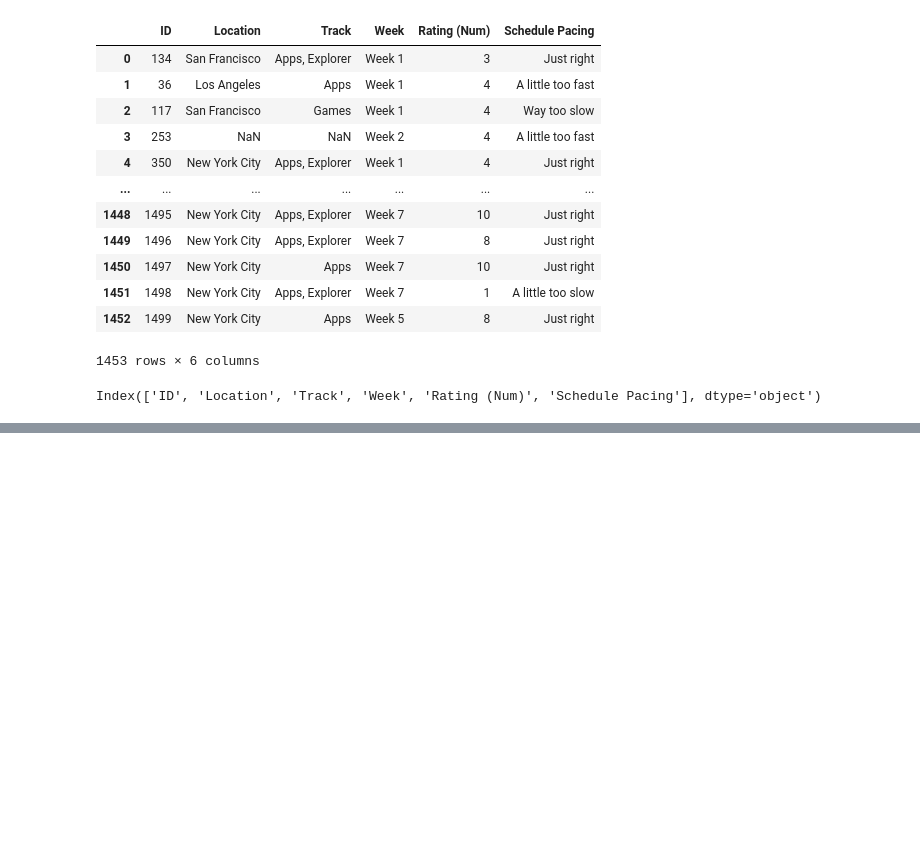
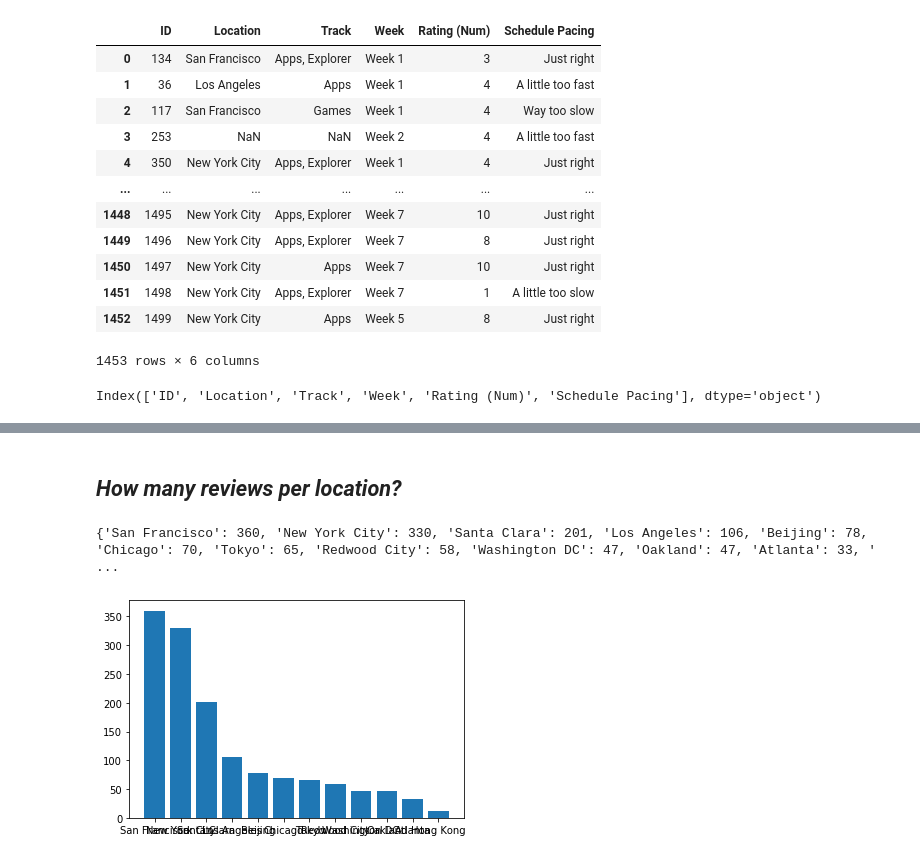
Before and after one commit to RobotGyal/Net-Promoter-Score, a Jupyter notebook: NPS/NPS_EDA.ipynb, the cells around one changed output, grey strips where cells are left out. Cells and saved outputs as stored; diff of their text form; code cells hidden in the pictures; blank space fills up the shorter version.

```diff
--- a/NPS/NPS_EDA.ipynb
+++ b/NPS/NPS_EDA.ipynb
@@ -63,0 +154,12 @@ detractor_data = data[data['Rating (Num)'] == '1']
+# %% [markdown]
+## _How many reviews per location?_
+# %%
+reviews_per_location = dict(data['Location'].value_counts())
+print(reviews_per_location)
+
+plt.bar(range(len(reviews_per_location)), list(reviews_per_location.values()), align='center')
+plt.xticks(range(len(reviews_per_location)), list(reviews_per_location.keys()))
+plt.show()
+# %% [output]
+{'San Francisco': 360, 'New York City': 330, 'Santa Clara': 201, 'Los Angeles': 106, 'Beijing': 78, 'Chicago': 70, 'Tokyo': 65, 'Redwood City': 58, 'Washington DC': 47, 'Oakland': 47, 'Atlanta': 33, ' ...
+[figure, added]
```
Also changed, not shown: parts of 41 cells of this notebook, 10 other files.
